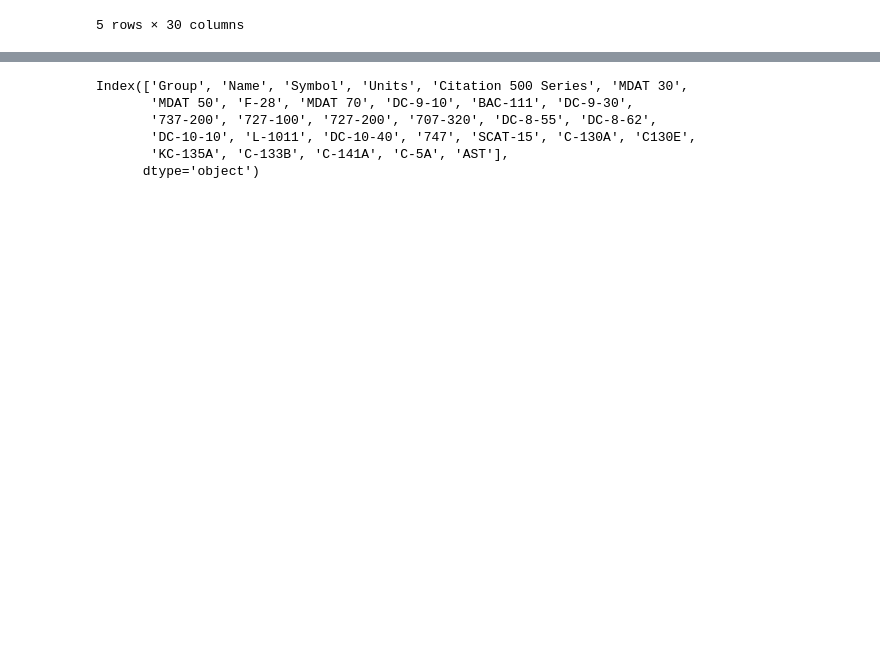
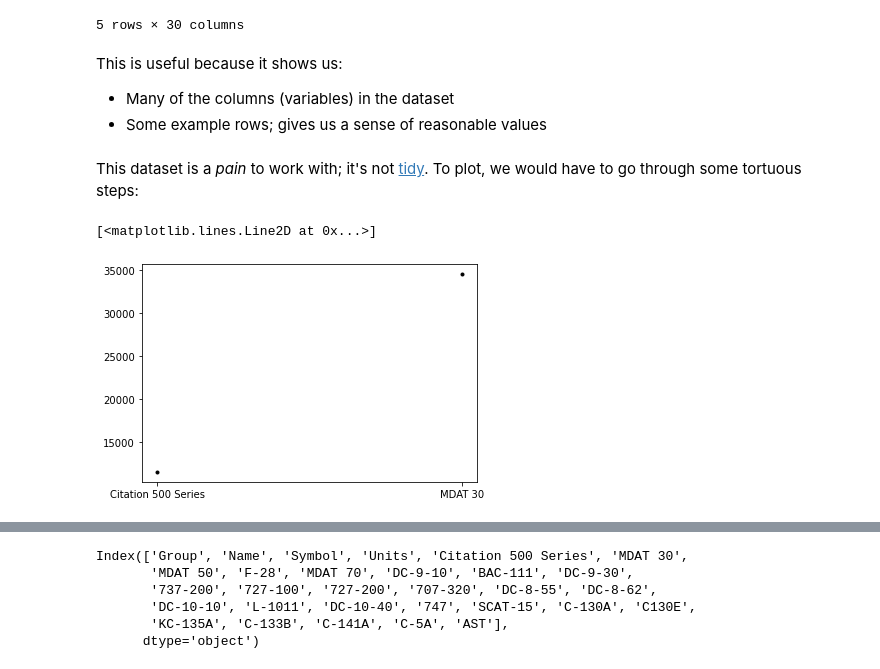
Before and after one commit to zdelrosario/pdo-notes, a Jupyter notebook: day9.ipynb, the cells around one changed output, grey strips where cells are left out. Cells and saved outputs as stored; diff of their text form; code cells hidden in the pictures; blank space fills up the shorter version.

```diff
--- a/day9.ipynb
+++ b/day9.ipynb
@@ -224,3 +236,26 @@ df_aircraft.head()
 | 3 | wing | trap_area | S_W | sq_ft | 269.0 | 342.0 | 464.0 | 822.0 | 605.0 | 934.0 | ... |
 | 4 | wing | wing_loading | W/S | lb/sq_ft | 43.0 | 101.0 | 101.0 | 75.0 | 101.0 | 92.0 | ... |
 5 rows × 30 columns
+# %% [markdown]
+This is useful because it shows us:
+- Many of the columns (variables) in the dataset
+- Some example rows; gives us a sense of reasonable values
+# %% [markdown]
+This dataset is a *pain* to work with; it's not [tidy](https://cran.r-project.org/web/packages/tidyr/vignettes/tidy-data.html). To plot, we would have to go through some tortuous steps:
+# %%
+import matplotlib.pyplot as plt
+
+plt.plot(
+    "Citation 500 Series",
+    df_aircraft[df_aircraft.Symbol == "TOGW"]["Citation 500 Series"],
+    "k."
+)
+
+plt.plot(
+    "MDAT 30",
+    df_aircraft[df_aircraft.Symbol == "TOGW"]["MDAT 30"],
+    "k."
+)
+# %% [output]
+[<matplotlib.lines.Line2D at 0x...>]
+[figure, added]
```
Also changed, not shown: parts of 19 cells of this notebook.
